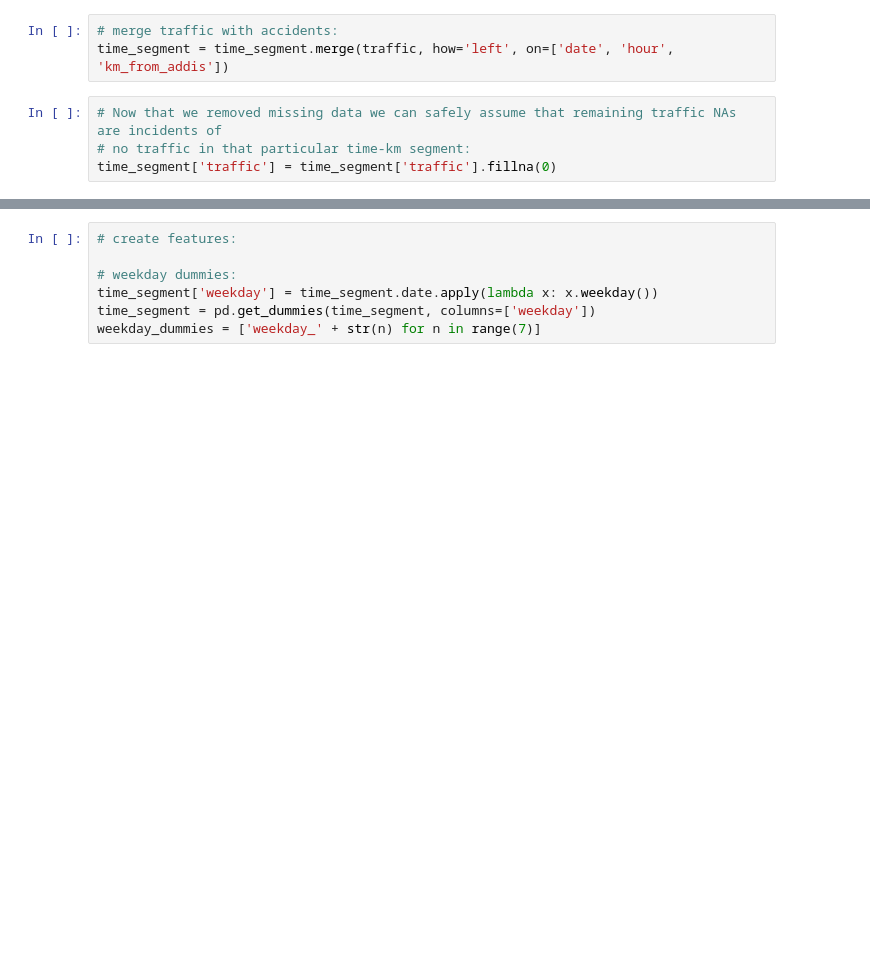
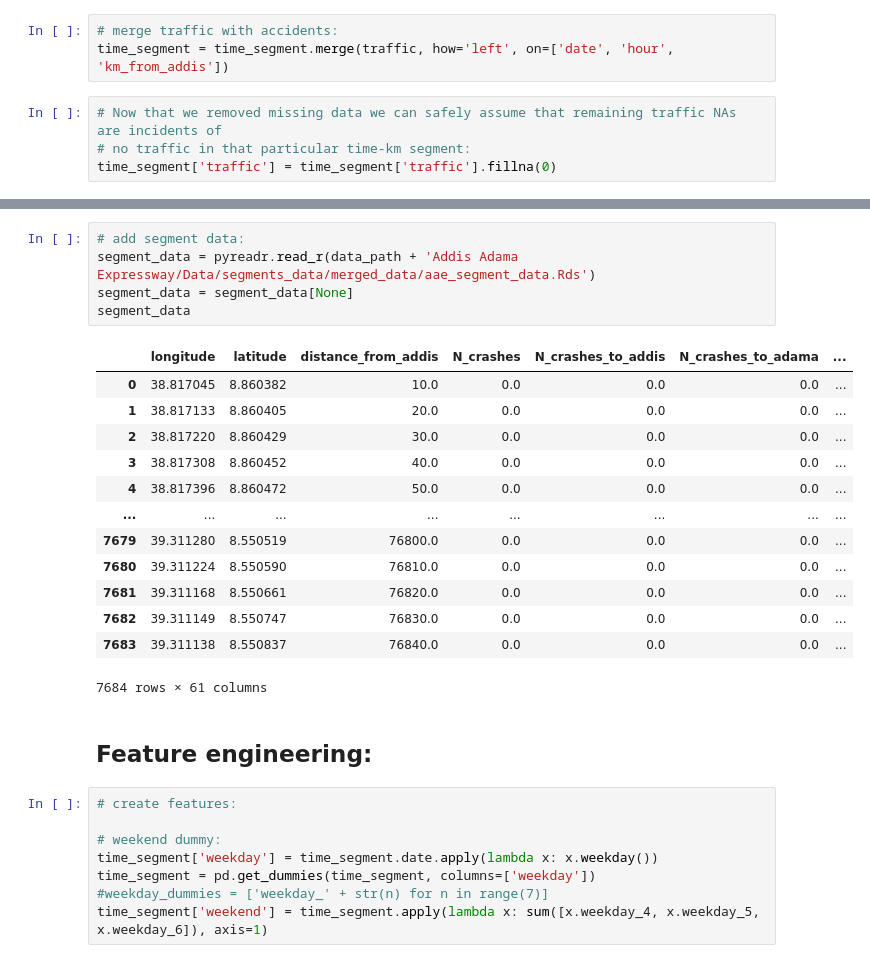
Before and after one commit to ramarty/Ethiopia-Road-Safety, a Jupyter notebook: DataWork/Segment-Time Panel Data/regression_and_prediction.ipynb, the cells around one changed output, grey strips where cells are left out. Drawn from its saved outputs; the diff is of its cells as text; blank space fills up the shorter version.

```diff
--- a/DataWork/Segment-Time Panel Data/regression_and_prediction.ipynb
+++ b/DataWork/Segment-Time Panel Data/regression_and_prediction.ipynb
@@ -58,7 +77,29 @@ time_segment['traffic'] = time_segment['traffic'].fillna(0)
+# %%
+# add segment data:
+segment_data = pyreadr.read_r(data_path + 'Addis Adama Expressway/Data/segments_data/merged_data/aae_segment_data.Rds')
+segment_data = segment_data[None]
+segment_data
+# %% [output]
+|  | longitude | latitude | distance_from_addis | N_crashes | N_crashes_to_addis | N_crashes_to_adama | ... |
+| 0 | 38.817045 | 8.860382 | 10.0 | 0.0 | 0.0 | 0.0 | ... |
+| 1 | 38.817133 | 8.860405 | 20.0 | 0.0 | 0.0 | 0.0 | ... |
+| 2 | 38.817220 | 8.860429 | 30.0 | 0.0 | 0.0 | 0.0 | ... |
+| 3 | 38.817308 | 8.860452 | 40.0 | 0.0 | 0.0 | 0.0 | ... |
+| 4 | 38.817396 | 8.860472 | 50.0 | 0.0 | 0.0 | 0.0 | ... |
+| ... | ... | ... | ... | ... | ... | ... | ... |
+| 7679 | 39.311280 | 8.550519 | 76800.0 | 0.0 | 0.0 | 0.0 | ... |
+| 7680 | 39.311224 | 8.550590 | 76810.0 | 0.0 | 0.0 | 0.0 | ... |
+| 7681 | 39.311168 | 8.550661 | 76820.0 | 0.0 | 0.0 | 0.0 | ... |
+| 7682 | 39.311149 | 8.550747 | 76830.0 | 0.0 | 0.0 | 0.0 | ... |
+| 7683 | 39.311138 | 8.550837 | 76840.0 | 0.0 | 0.0 | 0.0 | ... |
+7684 rows × 61 columns
+# %% [markdown]
+## Feature engineering:
 # %%
 # create features:
 
-# weekday dummies:
+# weekend dummy:
 time_segment['weekday'] = time_segment.date.apply(lambda x: x.weekday())
 time_segment = pd.get_dummies(time_segment, columns=['weekday'])
-weekday_dummies = ['weekday_' + str(n) for n in range(7)]
+#weekday_dummies = ['weekday_' + str(n) for n in range(7)]
+time_segment['weekend'] = time_segment.apply(lambda x: sum([x.weekday_4, x.weekday_5, x.weekday_6]), axis=1)
```
Also changed, not shown: parts of 11 cells of this notebook.
